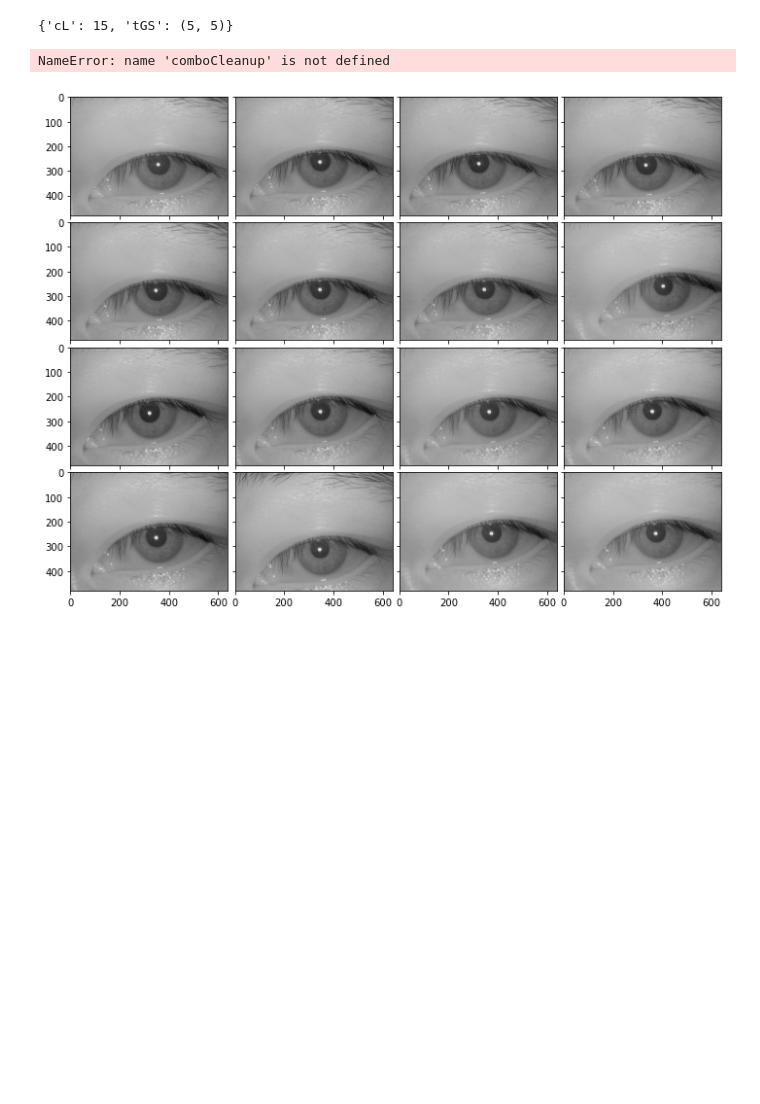
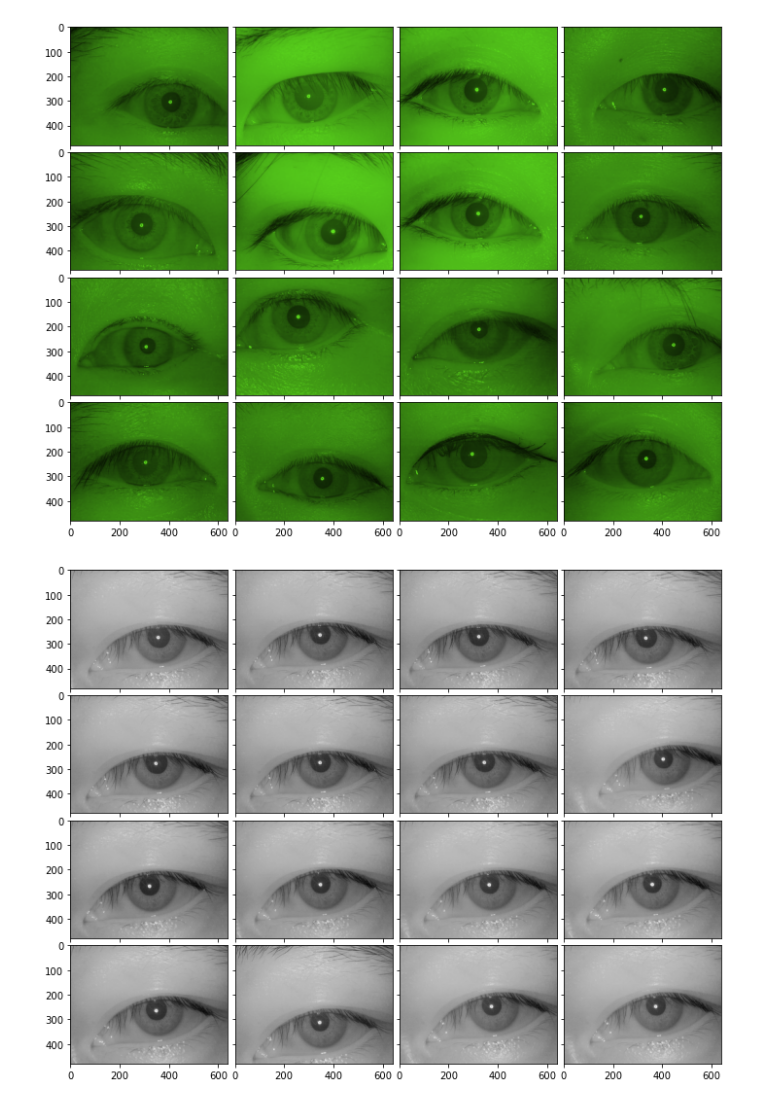
Before and after one commit to CEDipEngineering/Iris_Detection, a Jupyter notebook: Projeto_Iris.ipynb, the cells around one changed output. Drawn from its saved outputs; the diff is of its cells as text; code cells hidden in the pictures; blank space fills up the shorter version.

```diff
--- a/Projeto_Iris.ipynb
+++ b/Projeto_Iris.ipynb
@@ -157,17 +157,28 @@ def centerHist(samples):
     return samples_processed
 # %%
 # Number of samples
-experiments = [{"cL":30+i, "tGS":(5,5)} for i in range(-15,16)]
-N = 16
-samples = getNSamples(N)
-for exp in experiments:
-    print(exp)
-    samples_processed = comboCleanup(samples, exp)
-    # samples_processed = extract_cornea(samples_processed, True)
-    plotN(samples_processed)
+# experiments = [{"cL":30+i, "tGS":(5,5)} for i in range(-15,16)]
+# N = 16
+# samples = getNSamples(N)
+# for exp in experiments:
+#     print(exp)
+#     samples_processed = comboCleanup(samples, exp)
+#     # samples_processed = extract_cornea(samples_processed, True)
+#     plotN(samples_processed)
-# %% [output]
-{'cL': 15, 'tGS': (5, 5)}
-NameError: name 'comboCleanup' is not defined
+# %%
+def hsvCleanup(samples):
+    samples_processed = [0]*len(samples)
+    for i in range(len(samples)):
+        img = samples[i]
+        processed_img = cv.merge((np.zeros(img.shape, dtype=np.uint8)+70,np.zeros(img.shape, dtype=np.uint8)+255,img))
+        processed_img = cv.cvtColor(processed_img, cv.COLOR_HSV2BGR)
+        samples_processed[i] = processed_img.copy()
+    return samples_processed
+
+samples_processed = hsvCleanup(getNSamples(16))
+plotN(samples_processed)
+# %% [output]
+[figure, added]
 # %%
 # Number of samples
 experiments = [{"cL":30, "tGS":(5,5)}]
```
Also changed, not shown: 4 other files.
